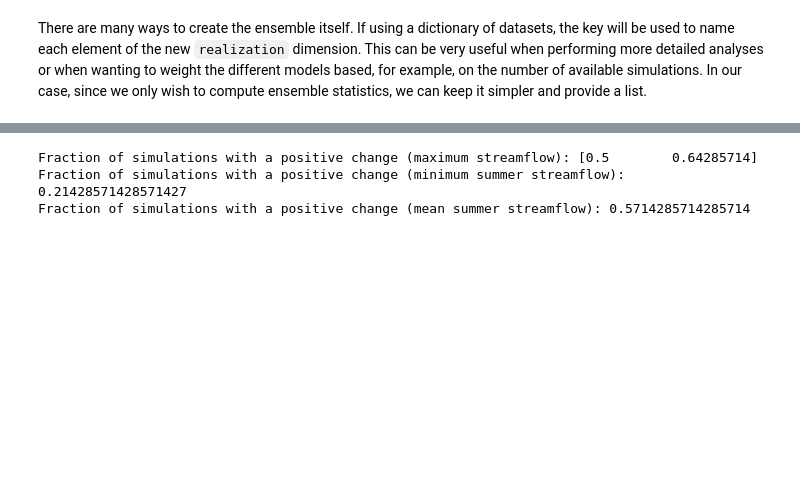
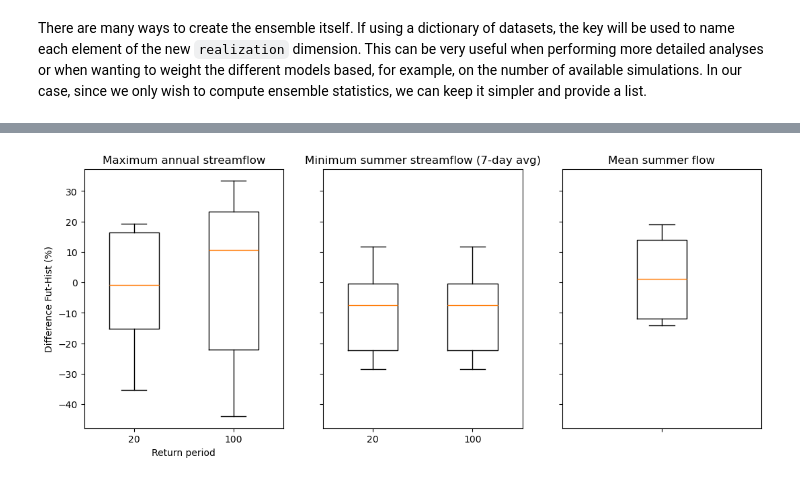
Before and after one commit to hydrologie/xhydro, a Jupyter notebook: docs/notebooks/use_case.ipynb, the cells around one changed output, grey strips where cells are left out. Drawn from its saved outputs; the diff is of its cells as text; code cells hidden in the pictures; blank space fills up the shorter version.

```diff
--- a/docs/notebooks/use_case.ipynb
+++ b/docs/notebooks/use_case.ipynb
@@ -393,17 +388,18 @@ qobs = (
                     "variables": ["streamflow"],
                 }
             },
-            "time": {"start": "1991-01-01", "end": "2020-12-31"},
+            # "time": {"start": "1991-01-01", "end": "2020-12-31"},
         }
     )
     .data.squeeze()
     .load()
-).sel(spatial_agg="watershed")
+).sel(spatial_agg="watershed", time=slice("1991", "2020"))
 # %%
 # Once again, some housekeeping is required on the metadata to make sure that xHydro understands the dataset.
+qobs = qobs.rename({"streamflow": "q"})
 qobs["id"].attrs["cf_role"] = "timeseries_id"
 qobs = qobs.rename({"id": "station_id"})
-qobs["streamflow"].attrs = {
+qobs["q"].attrs = {
     "long_name": "Streamflow",
     "units": "m3 s-1",
     "standard_name": "water_volume_transport_in_river_channel",
@@ -443,7 +439,7 @@ qobs.streamflow.plot()
 As specified earlier, streamflow observations need to be modified to account for the differences in watershed sizes between the gauge and the polygon.
 # %%
 with xr.set_options(keep_attrs=True):
-    qobs["streamflow"] = qobs["streamflow"] * scaling_factor
+    qobs["q"] = qobs["q"] * scaling_factor
 # %%
 # Save (necessary for model calibration)
 qobs.to_netcdf(notebook_folder / "_data" / "qobs.nc")
@@ -1153,14 +1084,61 @@ plt.show()
 # %%
-print(
-    f"Fraction of simulations with a positive change (maximum streamflow): {ens_stats.streamflow_max_annual_positive.values}"
-)
-print(
-    f"Fraction of simulations with a positive change (minimum summer streamflow): {ens_stats.streamflow7_min_summer_positive.values}"
-)
-print(
-    f"Fraction of simulations with a positive change (mean summer streamflow): {ens_stats.qmoy_summer_positive.values}"
-)
+# Recreate the boxplots based on the computed percentiles
+fig, axes = plt.subplots(nrows=1, ncols=3, figsize=(13, 5), sharey=True)
+
+ax = plt.subplot(1, 3, 1)
+for i, rp in enumerate(ens_stats.return_period.values):
+    stats = [
+        {
+            "label": rp,
+            "med": ens_stats.q_max_annual.sel(percentiles=50, return_period=rp).values,
+            "q1": ens_stats.q_max_annual.sel(percentiles=25, return_period=rp).values,
+            "q3": ens_stats.q_max_annual.sel(percentiles=75, return_period=rp).values,
+            "whislo": ens_stats.q_max_annual.sel(
+                percentiles=10, return_period=rp
+            ).values,
+            "whishi": ens_stats.q_max_annual.sel(
+                percentiles=90, return_period=rp
+            ).values,
+        }
+    ]
+
+    ax.bxp(stats, showfliers=False, positions=[i], widths=0.5)
+ax.set_title("Maximum annual streamflow")
+plt.xlabel("Return period")
+plt.ylabel("Difference Fut-Hist (%)")
+
+ax = plt.subplot(1, 3, 2)
+for i, rp in enumerate(ens_stats.return_period.values):
+    stats = [
+        {
+            "label": rp,
+            "med": ens_stats.q7_min_summer.sel(percentiles=50).values,
+            "q1": ens_stats.q7_min_summer.sel(percentiles=25).values,
+            "q3": ens_stats.q7_min_summer.sel(percentiles=75).values,
+            "whislo": ens_stats.q7_min_summer.sel(percentiles=10).values,
+            "whishi": ens_stats.q7_min_summer.sel(percentiles=90).values,
+        }
+    ]
+
+    ax.bxp(stats, showfliers=False, positions=[i], widths=0.5)
+ax.set_title("Minimum summer streamflow (7-day avg)")
+plt.xlabel("")
+
+ax = plt.subplot(1, 3, 3)
+stats = [
+    {
+        "label": "",
+        "med": ens_stats.qmoy_summer.sel(percentiles=50).values,
+        "q1": ens_stats.qmoy_summer.sel(percentiles=25).values,
+        "q3": ens_stats.qmoy_summer.sel(percentiles=75).values,
+        "whislo": ens_stats.qmoy_summer.sel(percentiles=10).values,
+        "whishi": ens_stats.qmoy_summer.sel(percentiles=90).values,
+    }
+]
+
+ax.bxp(stats, showfliers=False, positions=[i], widths=0.25)
+ax.set_title("Mean summer flow")
+
+plt.show()
 # %% [output]
-Fraction of simulations with a positive change (maximum streamflow): [0.5        0.64285714]
-Fraction of simulations with a positive change (minimum summer streamflow): 0.21428571428571427
-Fraction of simulations with a positive change (mean summer streamflow): 0.5714285714285714
+[figure, added]
```
Also changed, not shown: parts of 25 cells of this notebook, 13 other files.
